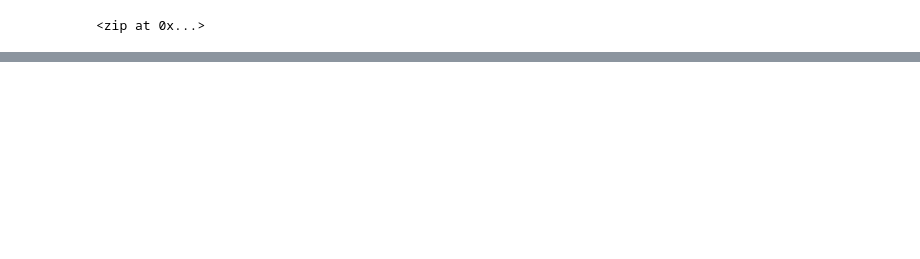
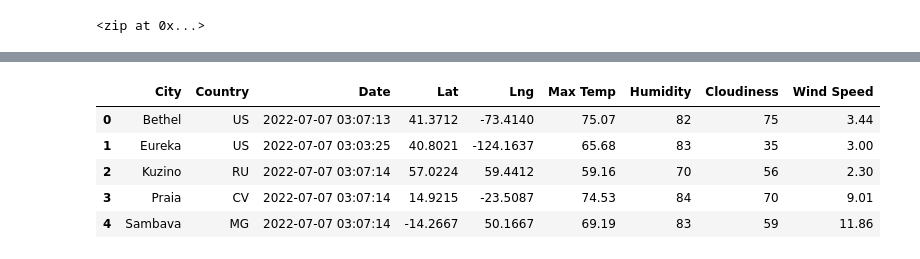
Before and after one commit to danioc94/World_Weather_Analysis, a Jupyter notebook: WeatherPy.ipynb, the cells around one changed output, grey strips where cells are left out. Drawn from its saved outputs; the diff is of its cells as text; code cells hidden in the pictures; blank space fills up the shorter version.

```diff
--- a/WeatherPy.ipynb
+++ b/WeatherPy.ipynb
@@ -38,0 +150,11 @@ for coordinate in coordinates:
+# %%
+new_column_order = ["City", "Country", "Date", "Lat", "Lng", "Max Temp", "Humidity", "Cloudiness", "Wind Speed"]
+city_data_df = city_data_df[new_column_order]
+city_data_df.head()
+# %% [output]
+|  | City | Country | Date | Lat | Lng | Max Temp | Humidity | Cloudiness | Wind Speed |
+| 0 | Bethel | US | 2022-07-07 03:07:13 | 41.3712 | -73.4140 | 75.07 | 82 | 75 | 3.44 |
+| 1 | Eureka | US | 2022-07-07 03:03:25 | 40.8021 | -124.1637 | 65.68 | 83 | 35 | 3.00 |
+| 2 | Kuzino | RU | 2022-07-07 03:07:14 | 57.0224 | 59.4412 | 59.16 | 70 | 56 | 2.30 |
+| 3 | Praia | CV | 2022-07-07 03:07:14 | 14.9215 | -23.5087 | 74.53 | 84 | 70 | 9.01 |
+| 4 | Sambava | MG | 2022-07-07 03:07:14 | -14.2667 | 50.1667 | 69.19 | 83 | 59 | 11.86 |
```
Also changed, not shown: parts of 9 cells of this notebook, 3 other files.
